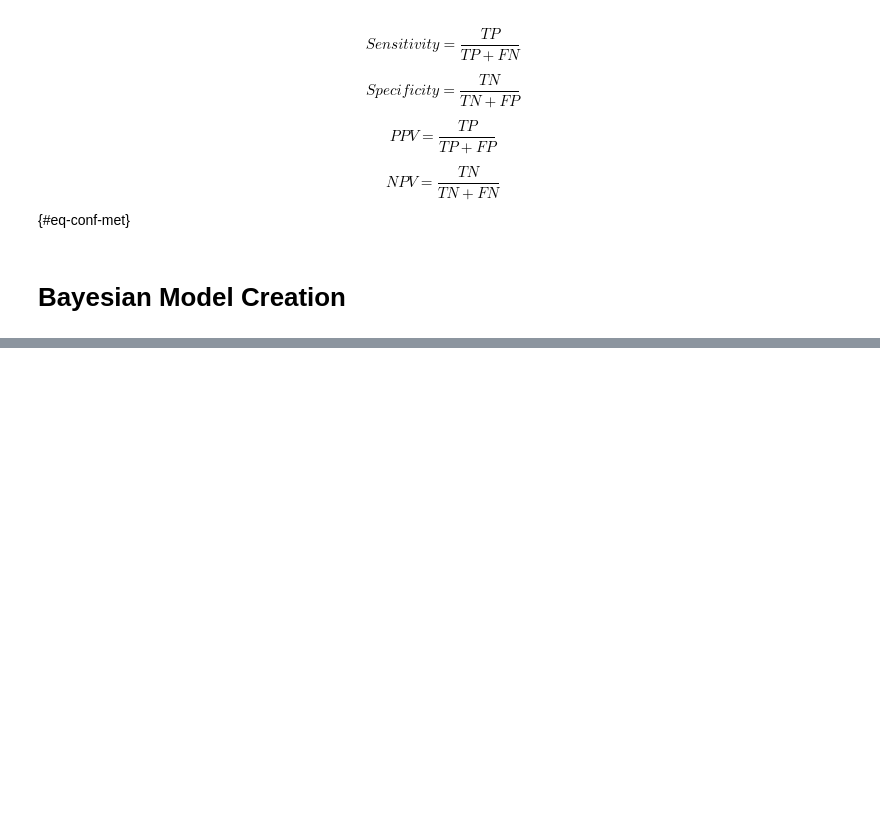
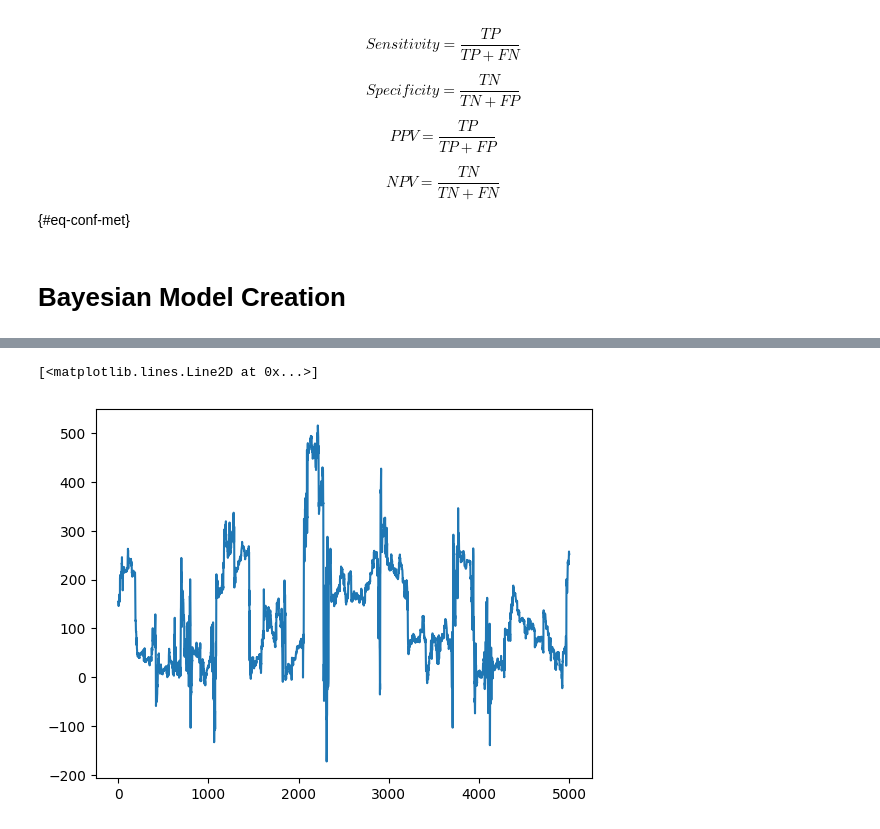
Before and after one commit to thebayesianbandit/thebayesianbandit.github.io, a Jupyter notebook: posts/heart-disease/heart_disease_analysis.ipynb, the cells around one changed output, grey strips where cells are left out. Drawn from its saved outputs; the diff is of its cells as text; code cells hidden in the pictures; blank space fills up the shorter version.

```diff
--- a/posts/heart-disease/heart_disease_analysis.ipynb
+++ b/posts/heart-disease/heart_disease_analysis.ipynb
@@ -497,3 +508,16 @@ NPV = \frac{TN}{TN+FN}
 $${#eq-conf-met}
 # %% [markdown]
 # Bayesian Model Creation
+# %%
+#Build bayesian logistic regression model (regular model)
+def bayes_log(X_vars, y_res):
+    X_temp = jnp.hstack([jnp.ones((X_vars.shape[0], 1)), X_vars])
+
+    #Sample beta
+    beta = numpyro.sample("beta", dist.Cauchy(loc=0, scale=100).expand([X_temp.shape[1]]))
+
+    #Perform logits
+    logits = jnp.dot(X_temp, beta)
+
+    with numpyro.plate("data", X_temp.shape[0]):
+        numpyro.sample("obs", dist.Bernoulli(logits), obs=y_res)
@@ -499,0 +541,8 @@ $${#eq-conf-met}
+# %%
+#Initialize rng_key
+rng_key = random.PRNGKey(0)
+# %%
+#Initialize MCMC
+nuts_kernel = NUTS(bayes_log)
+mcmc = MCMC(nuts_kernel, num_warmup=5000, num_samples=5000)
+mcmc.run(rng_key, X_train.values, y_train.values)
@@ -499,0 +567,5 @@ $${#eq-conf-met}
+# %%
+plt.plot(mcmc.get_samples()['beta'][:,4])
+# %% [output]
+[<matplotlib.lines.Line2D at 0x...>]
+[figure, added]
```
Also changed, not shown: parts of 9 cells of this notebook, 6 other files.
